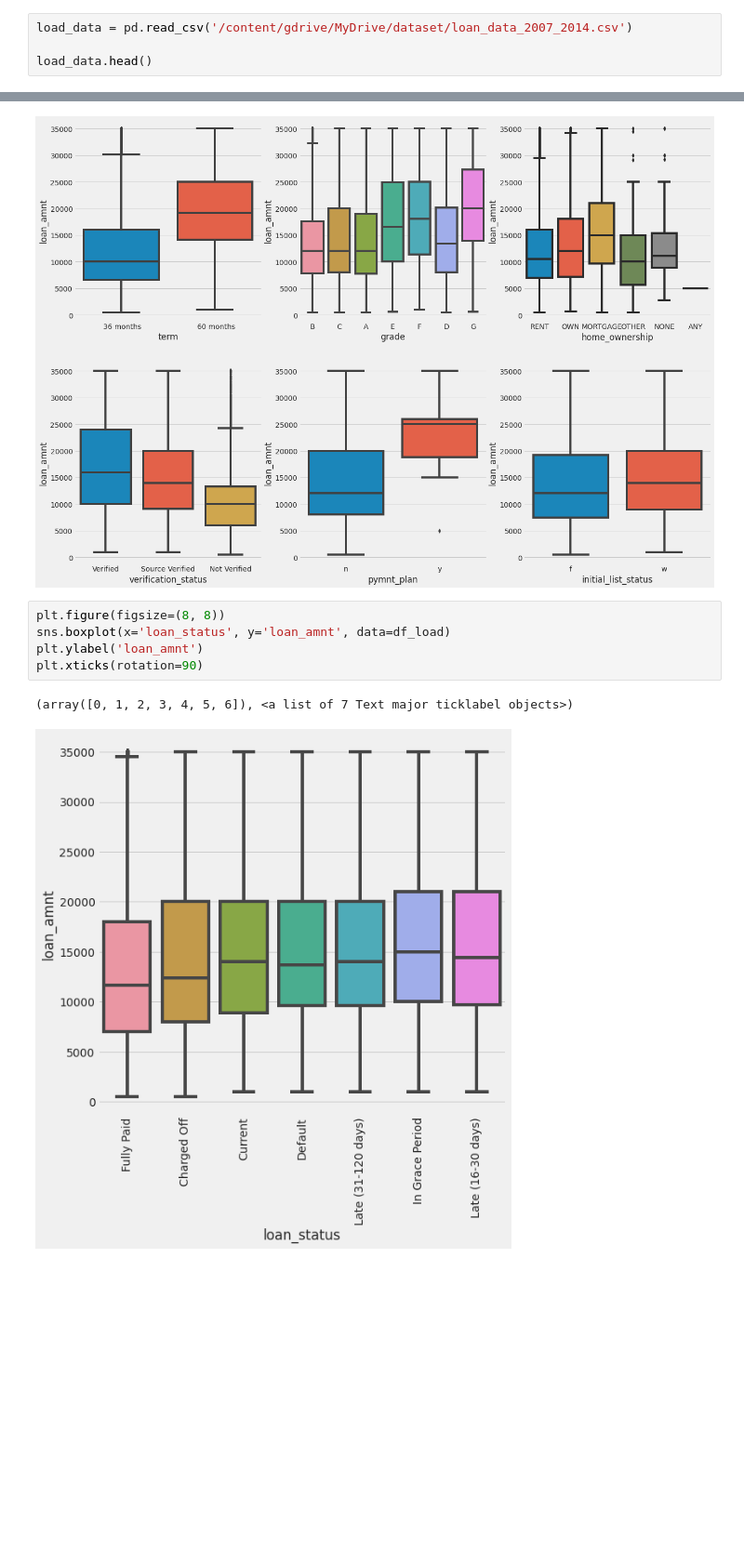
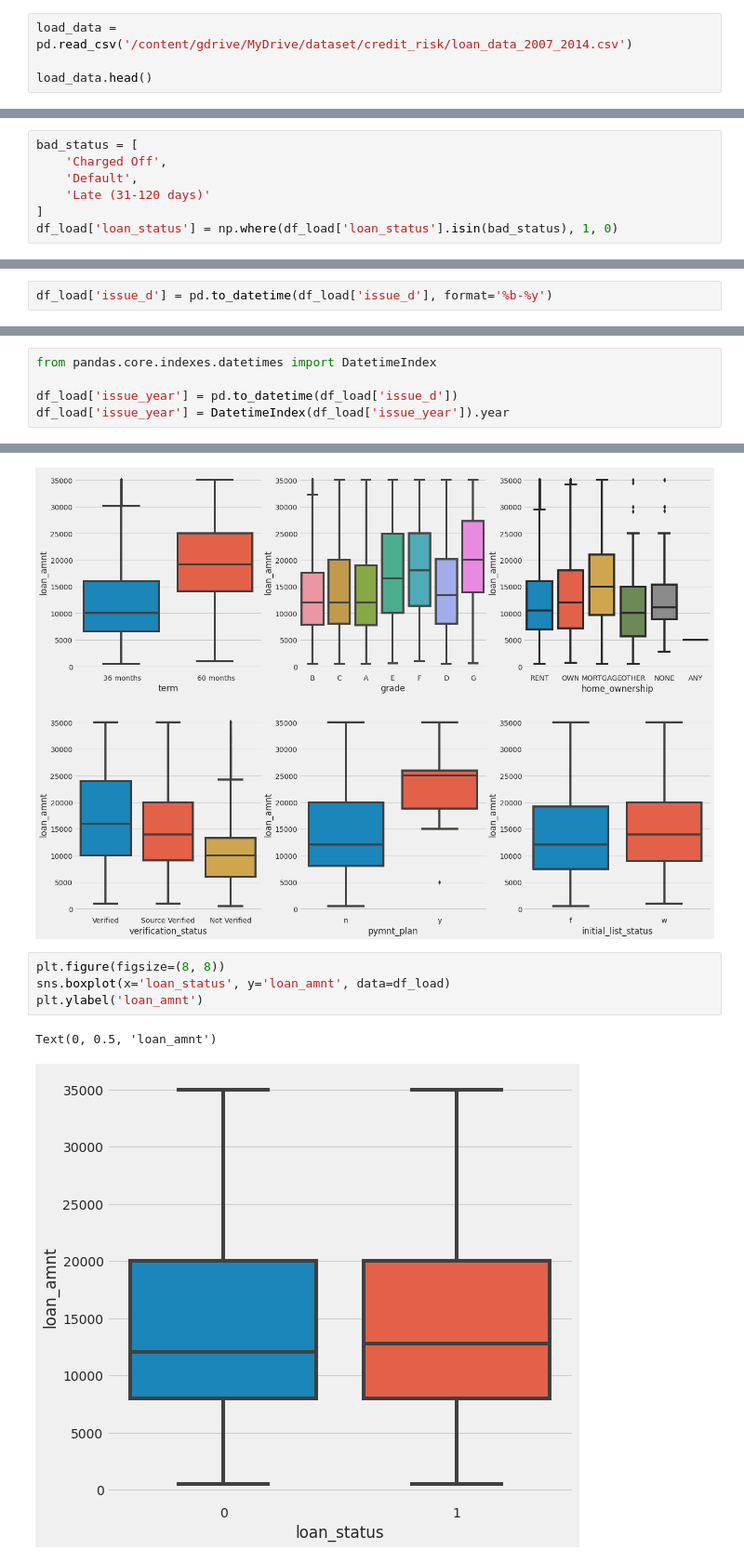
Before and after one commit to arfanrifqi/loan_prediction, a Jupyter notebook: loan_prediction(EDA).ipynb, the cells around one changed output, grey strips where cells are left out. Shown at 93% size. Cells and saved outputs as stored; diff of their text form; blank space fills up the shorter version.

```diff
--- a/loan_prediction(EDA).ipynb
+++ b/loan_prediction(EDA).ipynb
@@ -18,5 +17,5 @@ Mounted at /content/gdrive
 # %%
-load_data = pd.read_csv('/content/gdrive/MyDrive/dataset/loan_data_2007_2014.csv')
+load_data = pd.read_csv('/content/gdrive/MyDrive/dataset/credit_risk/loan_data_2007_2014.csv')
 
 load_data.head()
 # %% [output]
@@ -210,0 +207,7 @@ int64
+# %%
+bad_status = [
+    'Charged Off',
+    'Default',
+    'Late (31-120 days)'
+]
+df_load['loan_status'] = np.where(df_load['loan_status'].isin(bad_status), 1, 0)
@@ -743,0 +389,2 @@ counts_purpose1.style.background_gradient(axis=1,cmap=sns.light_palette('mediump
+# %%
+df_load['issue_d'] = pd.to_datetime(df_load['issue_d'], format='%b-%y')
@@ -743,0 +400,5 @@ counts_purpose1.style.background_gradient(axis=1,cmap=sns.light_palette('mediump
+# %%
+from pandas.core.indexes.datetimes import DatetimeIndex
+
+df_load['issue_year'] = pd.to_datetime(df_load['issue_d'])
+df_load['issue_year'] = DatetimeIndex(df_load['issue_year']).year
@@ -906,8 +633,7 @@ plt.show()
 # %%
 plt.figure(figsize=(8, 8))
 sns.boxplot(x='loan_status', y='loan_amnt', data=df_load)
 plt.ylabel('loan_amnt')
-plt.xticks(rotation=90)
 # %% [output]
-(array([0, 1, 2, 3, 4, 5, 6]), <a list of 7 Text major ticklabel objects>)
+Text(0, 0.5, 'loan_amnt')
-[figure, old version]
+[figure, new version]
```
Also changed, not shown: parts of 79 cells of this notebook.
